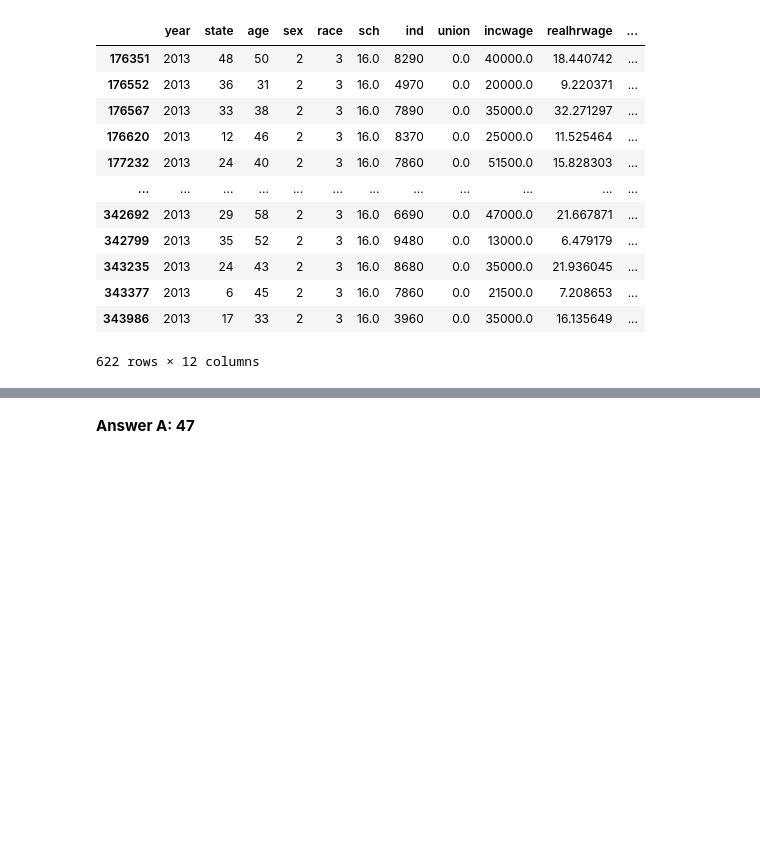
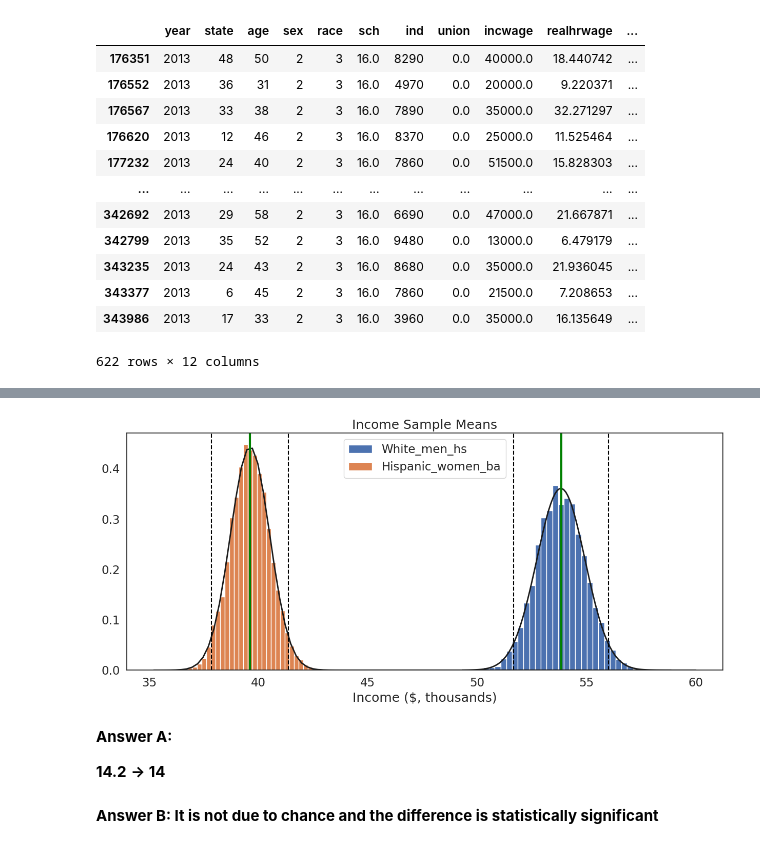
Before and after one commit to biancagallarati/QM2, a Jupyter notebook: notebooks/W05. Distributions and Basic Statistics.ipynb, the cells around one changed output, grey strips where cells are left out. Drawn from its saved outputs; the diff is of its cells as text; code cells hidden in the pictures; blank space fills up the shorter version.

```diff
--- a/notebooks/W05. Distributions and Basic Statistics.ipynb
+++ b/notebooks/W05. Distributions and Basic Statistics.ipynb
@@ -742,2 +775,11 @@ plot_sample_means(df['income'], xlab='Income, ($, 000)', sample_size=1000)
+# %%
+two_hist([men,women],['White_men_hs','Hispanic_women_ba'],'Income ($, thousands)', "Income Sample Means")
+# %% [output]
+[figure, added]
 # %% [markdown]
-**Answer A: 47**
+**Answer A:**
+
+**14.2**
+**-> 14**
+# %% [markdown]
+**Answer B: It is not due to chance and the difference is statistically significant**
```
Also changed, not shown: parts of 6 cells of this notebook.
